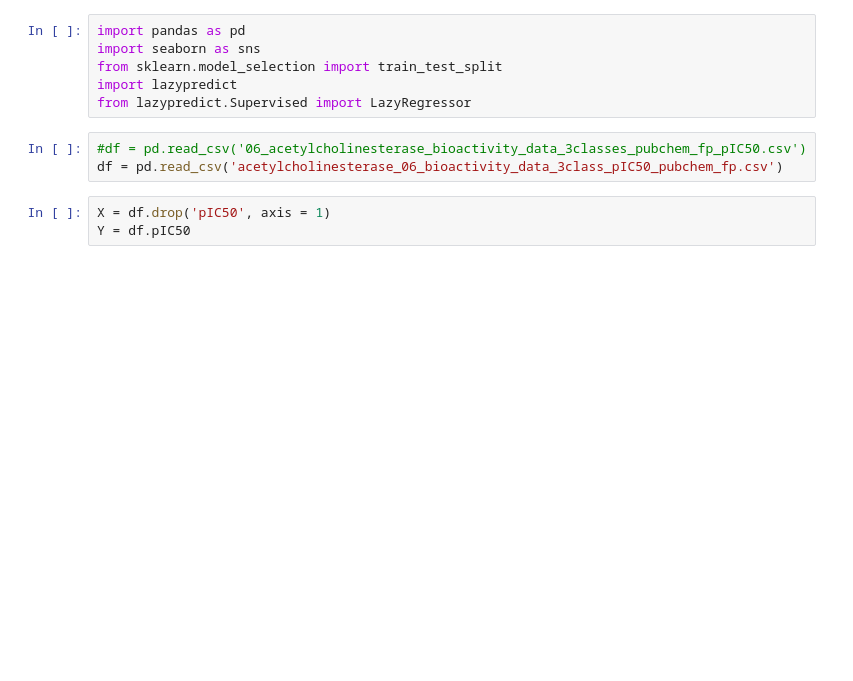
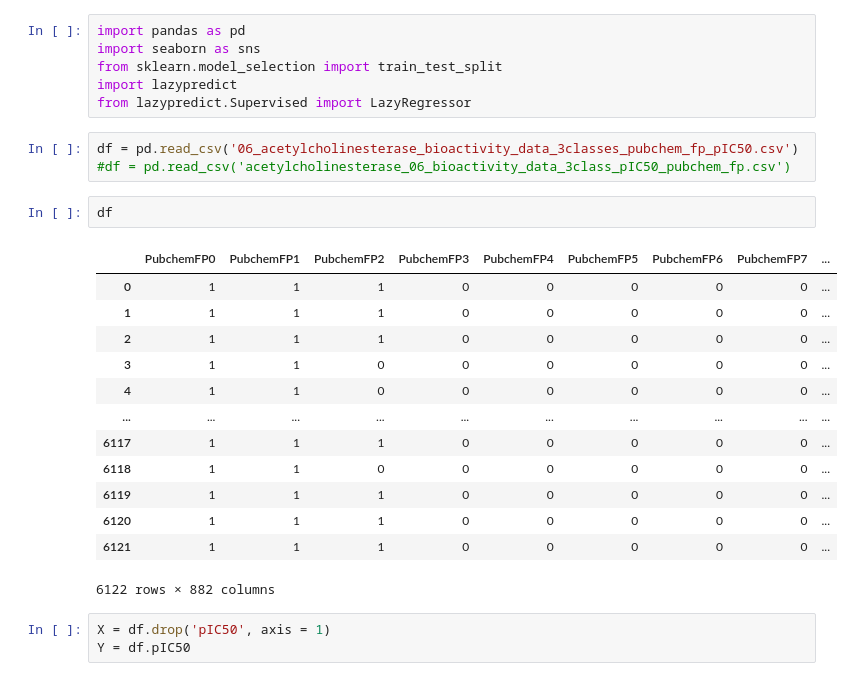
Before and after one commit to sandarnaing/tutorial, a Jupyter notebook: tutorial_1_dataprofessor/part_5_acetylcholinesterase_compare_regressor_colab.ipynb, the cells around one changed output. Cells and saved outputs as stored; diff of their text form; blank space fills up the shorter version.

```diff
--- a/tutorial_1_dataprofessor/part_5_acetylcholinesterase_compare_regressor_colab.ipynb
+++ b/tutorial_1_dataprofessor/part_5_acetylcholinesterase_compare_regressor_colab.ipynb
@@ -27,8 +27,24 @@ from sklearn.model_selection import train_test_split
 import lazypredict
 from lazypredict.Supervised import LazyRegressor
 # %%
-#df = pd.read_csv('06_acetylcholinesterase_bioactivity_data_3classes_pubchem_fp_pIC50.csv')
-df = pd.read_csv('acetylcholinesterase_06_bioactivity_data_3class_pIC50_pubchem_fp.csv')
+df = pd.read_csv('06_acetylcholinesterase_bioactivity_data_3classes_pubchem_fp_pIC50.csv')
+#df = pd.read_csv('acetylcholinesterase_06_bioactivity_data_3class_pIC50_pubchem_fp.csv')
+# %%
+df
+# %% [output]
+|  | PubchemFP0 | PubchemFP1 | PubchemFP2 | PubchemFP3 | PubchemFP4 | PubchemFP5 | PubchemFP6 | PubchemFP7 | ... |
+| 0 | 1 | 1 | 1 | 0 | 0 | 0 | 0 | 0 | ... |
+| 1 | 1 | 1 | 1 | 0 | 0 | 0 | 0 | 0 | ... |
+| 2 | 1 | 1 | 1 | 0 | 0 | 0 | 0 | 0 | ... |
+| 3 | 1 | 1 | 0 | 0 | 0 | 0 | 0 | 0 | ... |
+| 4 | 1 | 1 | 0 | 0 | 0 | 0 | 0 | 0 | ... |
+| ... | ... | ... | ... | ... | ... | ... | ... | ... | ... |
+| 6117 | 1 | 1 | 1 | 0 | 0 | 0 | 0 | 0 | ... |
+| 6118 | 1 | 1 | 0 | 0 | 0 | 0 | 0 | 0 | ... |
+| 6119 | 1 | 1 | 1 | 0 | 0 | 0 | 0 | 0 | ... |
+| 6120 | 1 | 1 | 1 | 0 | 0 | 0 | 0 | 0 | ... |
+| 6121 | 1 | 1 | 1 | 0 | 0 | 0 | 0 | 0 | ... |
+6122 rows × 882 columns
 # %%
 X = df.drop('pIC50', axis = 1)
 Y = df.pIC50
```
Also changed, not shown: parts of 11 cells of this notebook.
